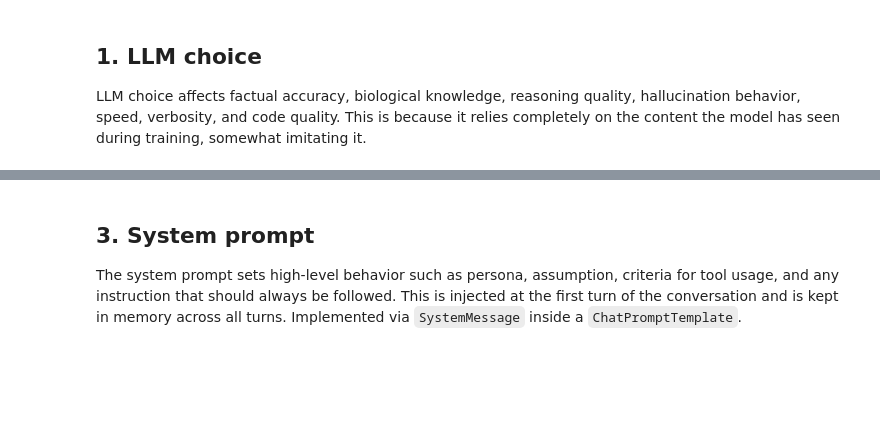
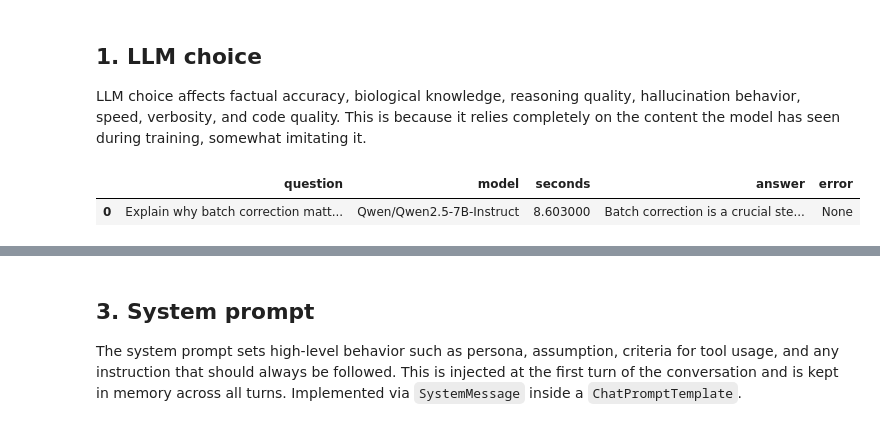
Before and after one commit to nfdata-omics/ai-agents-tutorial, a Jupyter notebook: notebooks/01_LLM_exploration.ipynb, the cells around one changed output, grey strips where cells are left out. Cells and saved outputs as stored; diff of their text form; code cells hidden in the pictures; blank space fills up the shorter version.

```diff
--- a/notebooks/01_LLM_exploration.ipynb
+++ b/notebooks/01_LLM_exploration.ipynb
@@ -39,58 +56,58 @@ LLM choice affects factual accuracy, biological knowledge, reasoning quality, ha
 # %%
 questions = [
     "Explain why batch correction matters in single-cell RNA-seq analysis.",
     # "Explain the role of STAT3 in cancer.",
 ]
 rows = []
 
 for question in questions:
     for spec in MODEL_SPECS:
         start = time.perf_counter()
         answer = None
         error = None
         try:
-            client_kwargs = {
-                "model": spec["model"],
-                "api_key": HF_TOKEN,
-                "timeout": HF_TIMEOUT,
-            }
-            if spec["provider"] != "auto":
-                client_kwargs["provider"] = spec["provider"]
-            client = InferenceClient(**client_kwargs)
+            # Send one user message to the model.
+            messages = [
+                {"role": "user", "content": question},
+            ]
 
-            for attempt in range(3):
-                try:
-                    response = client.chat_completion(
-                        messages=[{"role": "user", "content": question}],
-                        max_tokens=120,
-                        temperature=0,
-                    )
-                    answer = response.choices[0].message.content
-                    break
-                except Exception as exc:
-                    if attempt == 2:
-                        raise
-                    time.sleep(2)
+            # Set up the InferenceClient with the model and provider specified in the spec.
+            client = InferenceClient(
+                model=spec["model"],
+                provider=spec["provider"],
+                api_key=HF_TOKEN,
+                timeout=HF_TIMEOUT,
+            )
+
+            # Call the chat_completion method to get the model's response.
+            response = client.chat_completion(
+                messages=messages,
+                # max_tokens=ANSWER_MAX_TOKENS,
+                temperature=0,
+            )
+            answer = response.choices[0].message.content
         except Exception as exc:
             error = repr(exc)
 
+        # Present responses in table format
         rows.append(
             {
                 "question": question,
                 "model": spec["model"],
-                "provider": spec["provider"],
                 "seconds": round(time.perf_counter() - start, 3),
                 "answer": answer,
                 "error": error,
             }
         )
 
 df = pd.DataFrame(rows)
-df["top_context"] = df["answer"]
 df.style.set_properties(
-    subset=["top_context"],
-    **{"white-space": "pre-wrap", "text-align": "left", "min-width": "650px"},
+    subset=["answer"],
+    **{"white-space": "pre-wrap", "text-align": "left", "max-width": "900px"},
 )
+# %% [output]
+|  | question | model | seconds | answer | error |
+| 0 | Explain why batch correction matt... | Qwen/Qwen2.5-7B-Instruct | 8.603000 | Batch correction is a crucial ste... | None |
 # %% [markdown]
 ## 2. Temperature
 
```
Also changed, not shown: parts of 32 cells of this notebook, 1 other file.
